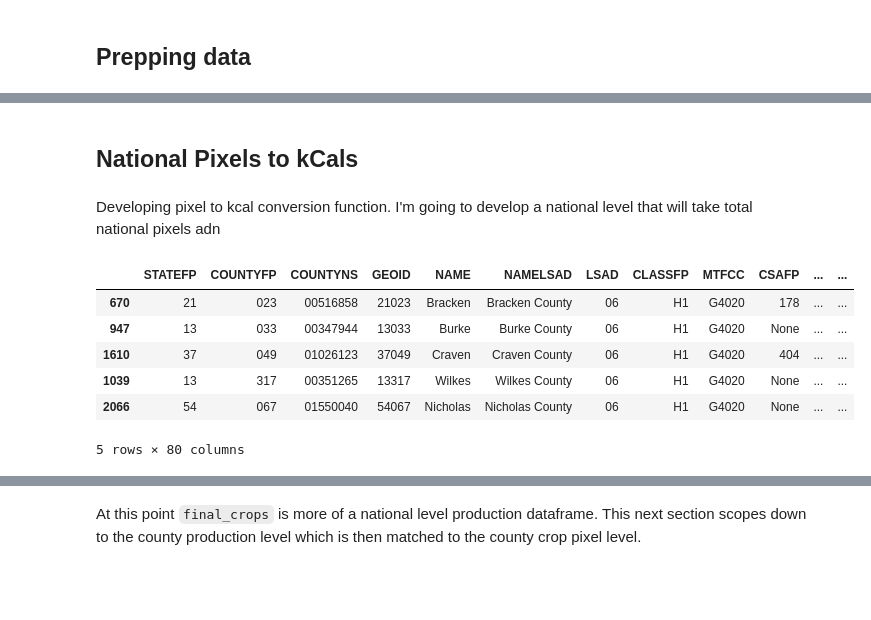
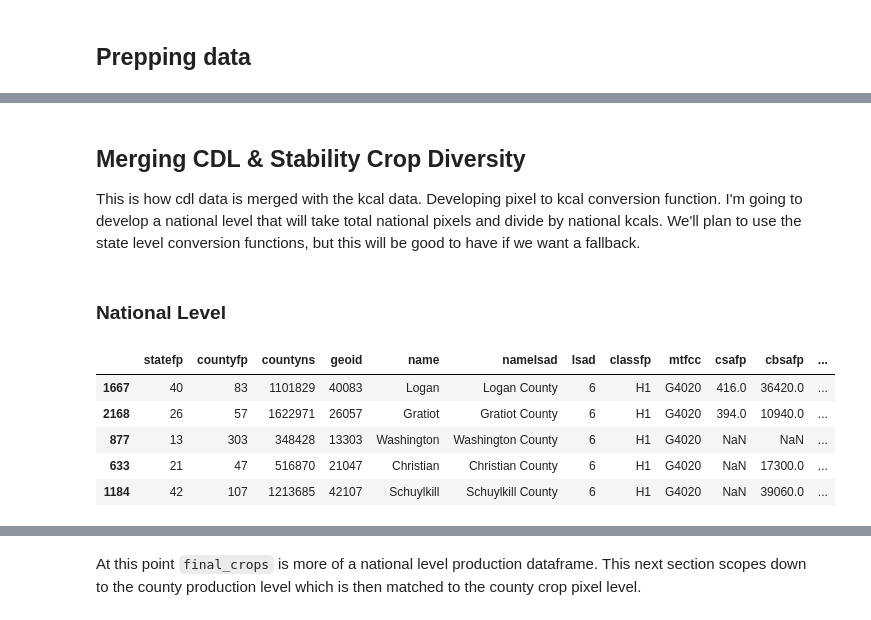
Before and after one commit to earthrise-media/food-system-digital-twin, a Jupyter notebook: origins/county-crop-data.ipynb, the cells around one changed output, grey strips where cells are left out. Saved outputs shown, nothing was run; the diff lists cells and outputs as text; code cells hidden in the pictures; blank space fills up the shorter version.

```diff
--- a/origins/county-crop-data.ipynb
+++ b/origins/county-crop-data.ipynb
@@ -114,3 +83,7 @@ final_crops = pd.read_csv("../unsynced-data/final_crops.csv")
+# %%
+# Read in production data. Source: Zenedo data from report on stabilty of crop diversity. Linked above.
+production = pd.read_csv("../synced-data/origins_data/stability_crop_diversity.csv")
+production = production.drop(columns=["Unnamed: 0"])
 # %%
 # creates a dataframe with each unique crop name and the data associated with a row that has that crop name
 # this was used to make the final_crops.csv file that will be all the crops we use in the final data
@@ -132,8 +113,3 @@ Developing a function that will add kcal's to counties df
-# %%
-# This reduces file size changing 0's to NaNs
-for c in counties.columns:
-    if c.startswith("crop"):
-        counties[c] = counties[c].replace(0, np.nan)
 # %%
 production.sample(5)
 # %% [output]
@@ -157,5 +144,5 @@ final_crops.sample(5)
 # %%
 # rolling up counties data as dictated by final crops
-counties["crop_42"] = counties["crop_42"] + counties["crop_51"]
-counties["crop_22"] = counties["crop_22"] + counties["crop_23"] + counties["crop_24"]
-counties = counties.drop(columns=["crop_51", "crop_23", "crop_24"])
+county_crops["crop_42"] = county_crops["crop_42"] + county_crops["crop_51"]
+county_crops["crop_22"] = county_crops["crop_22"] + county_crops["crop_23"] + county_crops["crop_24"]
+county_crops = county_crops.drop(columns=["crop_51", "crop_23", "crop_24"])
@@ -162,9 +151,12 @@ counties = counties.drop(columns=["crop_51", "crop_23", "crop_24"])
 # %%
-# rolling up production data as dictated by final crops
-# this basically takes each crop from each state and adds the row that is closest to 2017 to the rel_prod dataframe
-rel_prod = pd.DataFrame()
+
+# production has data from many years
+# This takes each crop from each state and adds the row that is closest to 2017 (the year our cdl data is from) to a dataframe called rel_prod
+rel_prod_list = []
 for s in production["State_Abbr"].unique():
     state = production[production["State_Abbr"] == s]
     for c in state["Crop_Name"].unique():
         crop = state[state["Crop_Name"] == c]
-        rel_prod = rel_prod.append(crop.iloc[(crop['Year']-2017).abs().argsort()[:1]])
+        rel_prod_list.append(c.iloc[(crop['Year']-2017).abs().argsort()[:1]])
+
+rel_prod = pd.concat(rel_prod_list)
@@ -262,21 +201,21 @@ rel_prod
+# %% [markdown]
+## Merging CDL & Stability Crop Diversity
+This is how cdl data is merged with the kcal data. Developing pixel to kcal conversion function. I'm going to develop a national level that will take total national pixels and divide by national kcals. We'll plan to use the state level conversion functions, but this will be good to have if we want a fallback.
 # %% [markdown]
-## National Pixels to kCals
+###  National Level
-# %% [markdown]
-Developing pixel to kcal conversion function. I'm going to develop a national level that will take total national pixels adn
 # %%
 # in counties drop any column whose column name starts with "crop" and is not in final_crop[crop_code] column
 # this is to remove any columns that are not in the final crop list
-rel_counties = counties
-for c in counties.columns:
+rel_counties = county_crops
+for c in county_crops.columns:
     if c.startswith("crop") and c not in final_crops["crop_code"].values:
         rel_counties = rel_counties.drop(c, axis=1)
 rel_counties.sample(5)
 # %% [output]
-|  | STATEFP | COUNTYFP | COUNTYNS | GEOID | NAME | NAMELSAD | LSAD | CLASSFP | MTFCC | CSAFP | ... | ... |
-| 670 | 21 | 023 | 00516858 | 21023 | Bracken | Bracken County | 06 | H1 | G4020 | 178 | ... | ... |
-| 947 | 13 | 033 | 00347944 | 13033 | Burke | Burke County | 06 | H1 | G4020 | None | ... | ... |
-| 1610 | 37 | 049 | 01026123 | 37049 | Craven | Craven County | 06 | H1 | G4020 | 404 | ... | ... |
-| 1039 | 13 | 317 | 00351265 | 13317 | Wilkes | Wilkes County | 06 | H1 | G4020 | None | ... | ... |
-| 2066 | 54 | 067 | 01550040 | 54067 | Nicholas | Nicholas County | 06 | H1 | G4020 | None | ... | ... |
+|  | statefp | countyfp | countyns | geoid | name | namelsad | lsad | classfp | mtfcc | csafp | cbsafp | ... |
+| 1667 | 40 | 83 | 1101829 | 40083 | Logan | Logan County | 6 | H1 | G4020 | 416.0 | 36420.0 | ... |
+| 2168 | 26 | 57 | 1622971 | 26057 | Gratiot | Gratiot County | 6 | H1 | G4020 | 394.0 | 10940.0 | ... |
+| 877 | 13 | 303 | 348428 | 13303 | Washington | Washington County | 6 | H1 | G4020 | NaN | NaN | ... |
+| 633 | 21 | 47 | 516870 | 21047 | Christian | Christian County | 6 | H1 | G4020 | NaN | 17300.0 | ... |
+| 1184 | 42 | 107 | 1213685 | 42107 | Schuylkill | Schuylkill County | 6 | H1 | G4020 | NaN | 39060.0 | ... |
-5 rows × 80 columns
 # %%
```
Also changed, not shown: parts of 82 cells of this notebook, 2 other files.
